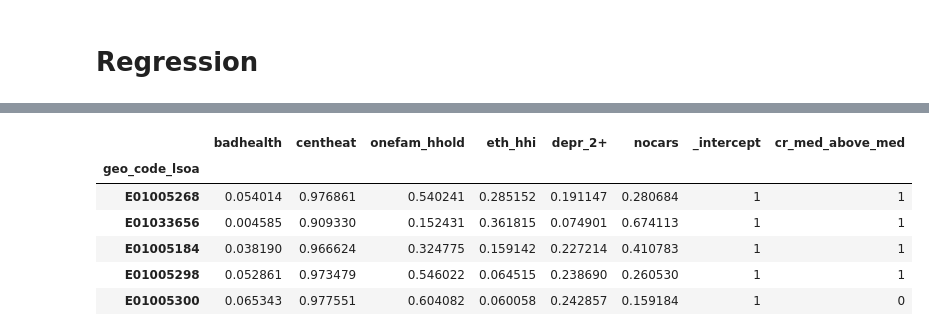
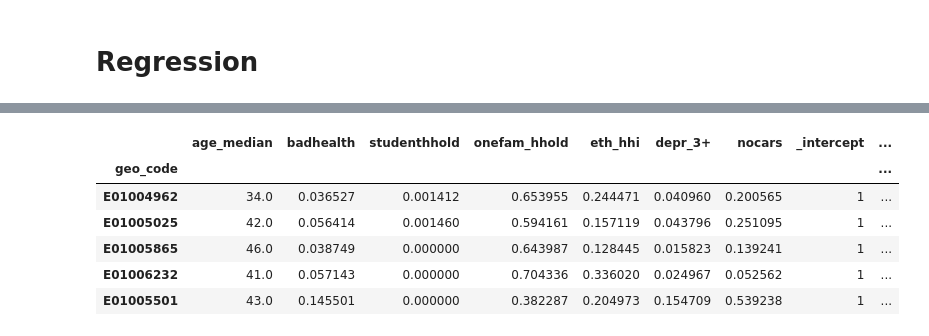
Before and after one commit to lena-kilian/JULV5000M_Liverpool, a Jupyter notebook: Manchester_3_Anlaysis.ipynb, the cells around one changed output, grey strips where cells are left out. Saved outputs shown, nothing was run; the diff lists cells and outputs as text; code cells hidden in the pictures.

```diff
--- a/Manchester_3_Anlaysis.ipynb
+++ b/Manchester_3_Anlaysis.ipynb
@@ -120,0 +63,3 @@ all_data.loc[all_data.vi_crime_count < all_data.vi_crime_count.median(), 'crime_
+# %%
+spatial_data['crime_T1'] = 'Yes'
+spatial_data.loc[spatial_data.crime_thir != 'T1', 'crime_T1'] = 'No'
@@ -120,0 +91,2 @@ all_data.loc[all_data.vi_crime_count < all_data.vi_crime_count.median(), 'crime_
+# %%
+spatial_data.loc[spatial_data.vi_crime_count > 150, 'vi_crime_count'] = 150
@@ -129,9 +170,9 @@ plt.show()
 # %% [output]
 [figure]
 # %%
-tokeep = ['crime_med', 'age_median', 'badhealth', 'studenthhold', 'onefam_hhold', 'eth_hhi', 'depr_2+', 'nocars', ]
+tokeep = ['crime_T1', 'age_median', 'badhealth', 'studenthhold', 'onefam_hhold', 'eth_hhi', 'depr_3+', 'nocars', ]
 
-man_data = all_data[tokeep]
+man_data = spatial_data[tokeep].dropna(axis = 0)
 # %%
 # box plots
 man_data.plot(kind='box', subplots=True, figsize=(30, 5))
@@ -272,9 +321,5 @@ plt.show()
 # %% [markdown]
 # Regression
-# %%
-tokeep = ['cr_med_n', 'badhealth', 'centheat', 'onefam_hhold', 'eth_hhi', 'depr_2+', 'nocars']
-
-man_data = all_data[tokeep]
 # %%
 man_data.head()
 # %% [output]
@@ -296,19 +336,19 @@ See the caveats in the documentation: http://pandas.pydata.org/pandas-docs/stabl
 # %%
 # Create Dummy Variables
-dummy_df = pd.get_dummies(man_data.cr_med_n, prefix='cr_med')
+dummy_df = pd.get_dummies(man_data.crime_thir, prefix='crime_thir')
 man_data = man_data.join(dummy_df)
-man_data = man_data.drop(['cr_med_n', 'cr_med_below_med'], axis=1)
+man_data = man_data.drop(['crime_thir', 'crime_thir_T2', 'crime_thir_T3'], axis=1)
 
 # View Results
 man_data.head()
 # %% [output]
-|  | badhealth | centheat | onefam_hhold | eth_hhi | depr_2+ | nocars | _intercept | cr_med_above_med |
-| geo_code_lsoa |  |  |  |  |  |  |  |  |
-| E01005268 | 0.054014 | 0.976861 | 0.540241 | 0.285152 | 0.191147 | 0.280684 | 1 | 1 |
-| E01033656 | 0.004585 | 0.909330 | 0.152431 | 0.361815 | 0.074901 | 0.674113 | 1 | 1 |
-| E01005184 | 0.038190 | 0.966624 | 0.324775 | 0.159142 | 0.227214 | 0.410783 | 1 | 1 |
-| E01005298 | 0.052861 | 0.973479 | 0.546022 | 0.064515 | 0.238690 | 0.260530 | 1 | 1 |
-| E01005300 | 0.065343 | 0.977551 | 0.604082 | 0.060058 | 0.242857 | 0.159184 | 1 | 0 |
+|  | age_median | badhealth | studenthhold | onefam_hhold | eth_hhi | depr_3+ | nocars | _intercept | ... |
+| geo_code |  |  |  |  |  |  |  |  | ... |
+| E01004962 | 34.0 | 0.036527 | 0.001412 | 0.653955 | 0.244471 | 0.040960 | 0.200565 | 1 | ... |
+| E01005025 | 42.0 | 0.056414 | 0.001460 | 0.594161 | 0.157119 | 0.043796 | 0.251095 | 1 | ... |
+| E01005865 | 46.0 | 0.038749 | 0.000000 | 0.643987 | 0.128445 | 0.015823 | 0.139241 | 1 | ... |
+| E01006232 | 41.0 | 0.057143 | 0.000000 | 0.704336 | 0.336020 | 0.024967 | 0.052562 | 1 | ... |
+| E01005501 | 43.0 | 0.145501 | 0.000000 | 0.382287 | 0.204973 | 0.154709 | 0.539238 | 1 | ... |
 # %%
 # import the dataset
 x = man_data.iloc[:, :-1] # predictors
```
Also changed, not shown: parts of 40 cells of this notebook, 2 other files.
